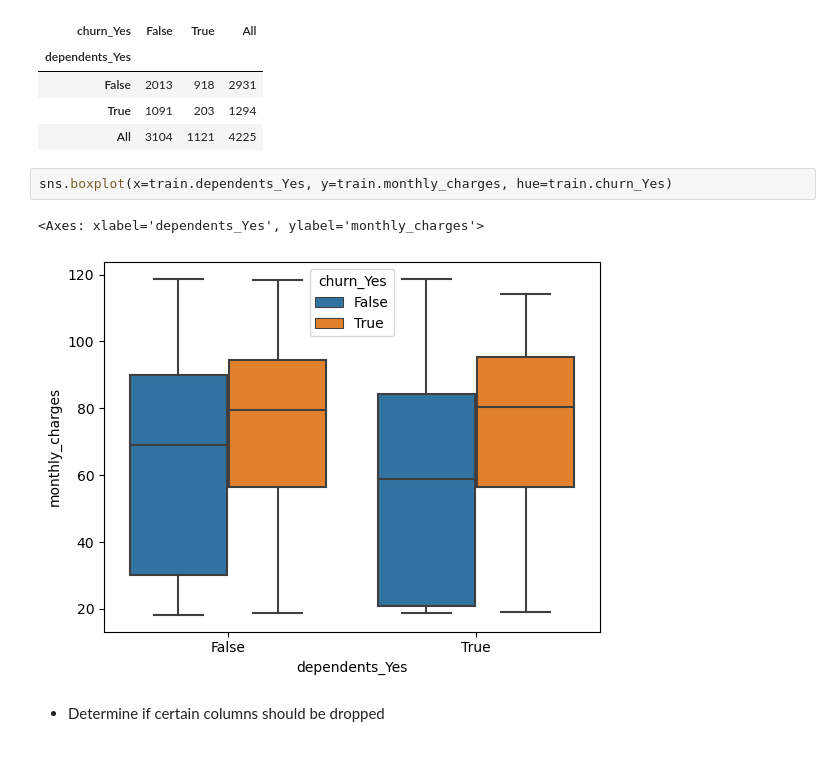
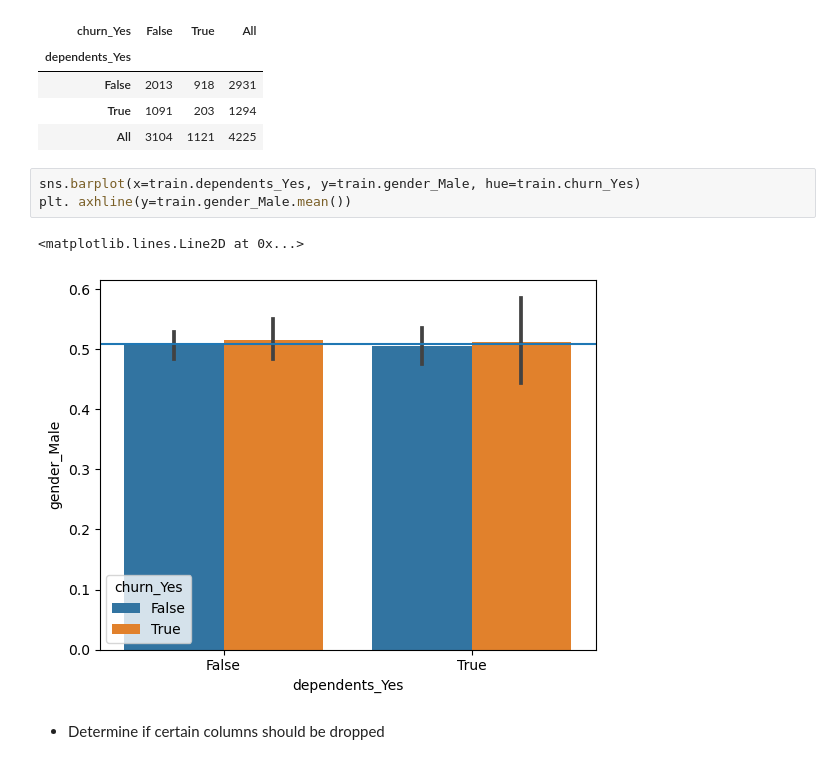
Before and after one commit to Joshua-Click/classification-exercises, a Jupyter notebook: classification_exercises.ipynb, the cells around one changed output. Drawn from its saved outputs; the diff is of its cells as text.

```diff
--- a/classification_exercises.ipynb
+++ b/classification_exercises.ipynb
@@ -1404,10 +1406,11 @@ pd.crosstab(train.dependents_Yes, train.churn_Yes, margins=True)
 | True | 1091 | 203 | 1294 |
 | All | 3104 | 1121 | 4225 |
 # %%
-sns.boxplot(x=train.dependents_Yes, y=train.monthly_charges, hue=train.churn_Yes)
+sns.barplot(x=train.dependents_Yes, y=train.gender_Male, hue=train.churn_Yes)
+plt. axhline(y=train.gender_Male.mean())
 # %% [output]
-<Axes: xlabel='dependents_Yes', ylabel='monthly_charges'>
+<matplotlib.lines.Line2D at 0x...>
-[figure, old version]
+[figure, new version]
 # %% [markdown]
 * Determine if certain columns should be dropped
 # %% [markdown]
```
Also changed, not shown: parts of 6 cells of this notebook.
